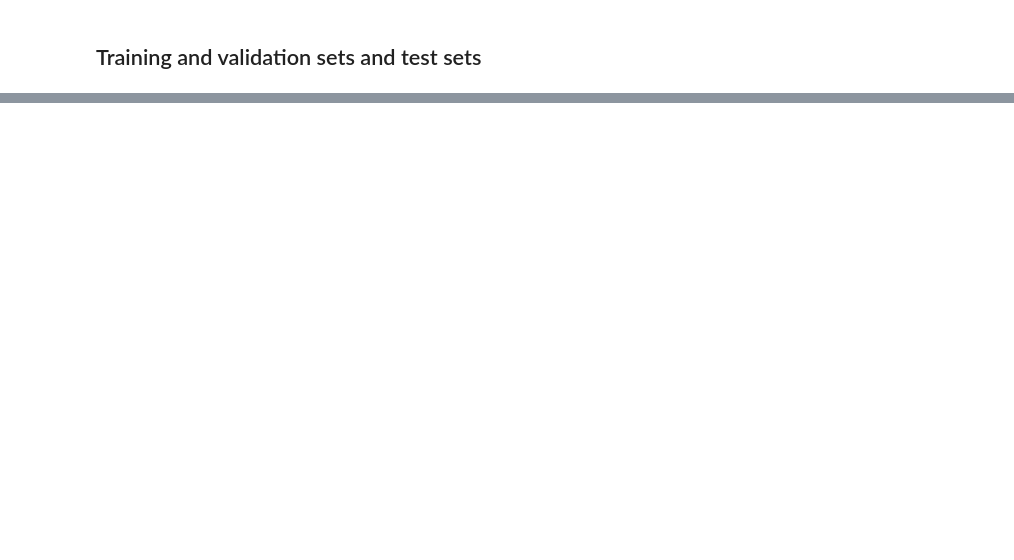
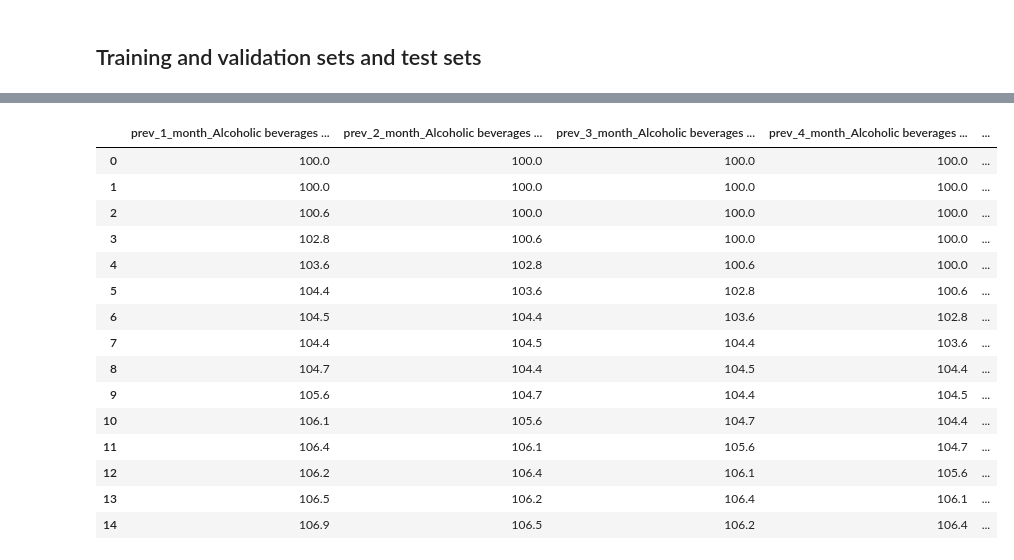
Before and after one commit to The-DigitalAcademy/cpi_prediction, a Jupyter notebook: CPI_Final_Project-1.ipynb, the cells around one changed output, grey strips where cells are left out. Saved outputs shown, nothing was run; the diff lists cells and outputs as text; code cells hidden in the pictures; blank space fills up the shorter version.

```diff
--- a/CPI_Final_Project-1.ipynb
+++ b/CPI_Final_Project-1.ipynb
@@ -177,0 +233,5 @@ train.shape, test.shape, training_set.shape, validation_set.shape
+# %%
+#All these are my targets
+target_colomns = feats_to_lag
+
+target_colomns
@@ -179,0 +268,3 @@ feats_to_lag
+# %%
+features = [col for col in train.columns if col not in target_colomns + ['Month']]
+features
@@ -179,0 +287,13 @@ feats_to_lag
+# %%
+## creating a linear model target to predict each targets
+X_train = train[features]
+y_train = train[target_colomns]
+
+X_valid = test[features]
+y_valid = test[target_colomns]
+
+lr_models = {}
+
+y_pred = []
+
+scaler = MinMaxScaler()
@@ -179,0 +437,19 @@ feats_to_lag
+# %%
+X_valid
+# %% [output]
+|  | prev_1_month_Alcoholic beverages ... | prev_2_month_Alcoholic beverages ... | prev_3_month_Alcoholic beverages ... | prev_4_month_Alcoholic beverages ... | ... |
+| 0 | 100.0 | 100.0 | 100.0 | 100.0 | ... |
+| 1 | 100.0 | 100.0 | 100.0 | 100.0 | ... |
+| 2 | 100.6 | 100.0 | 100.0 | 100.0 | ... |
+| 3 | 102.8 | 100.6 | 100.0 | 100.0 | ... |
+| 4 | 103.6 | 102.8 | 100.6 | 100.0 | ... |
+| 5 | 104.4 | 103.6 | 102.8 | 100.6 | ... |
+| 6 | 104.5 | 104.4 | 103.6 | 102.8 | ... |
+| 7 | 104.4 | 104.5 | 104.4 | 103.6 | ... |
+| 8 | 104.7 | 104.4 | 104.5 | 104.4 | ... |
+| 9 | 105.6 | 104.7 | 104.4 | 104.5 | ... |
+| 10 | 106.1 | 105.6 | 104.7 | 104.4 | ... |
+| 11 | 106.4 | 106.1 | 105.6 | 104.7 | ... |
+| 12 | 106.2 | 106.4 | 106.1 | 105.6 | ... |
+| 13 | 106.5 | 106.2 | 106.4 | 106.1 | ... |
+| 14 | 106.9 | 106.5 | 106.2 | 106.4 | ... |
```
Also changed, not shown: parts of 32 cells of this notebook.
